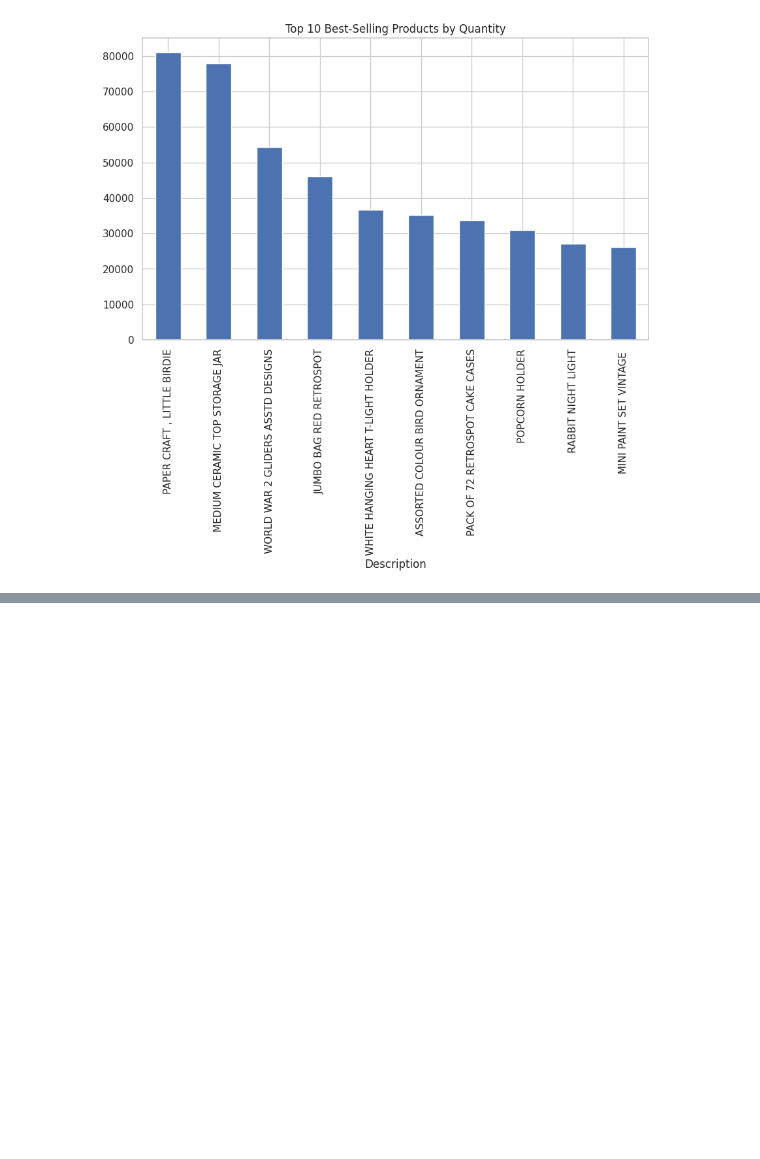
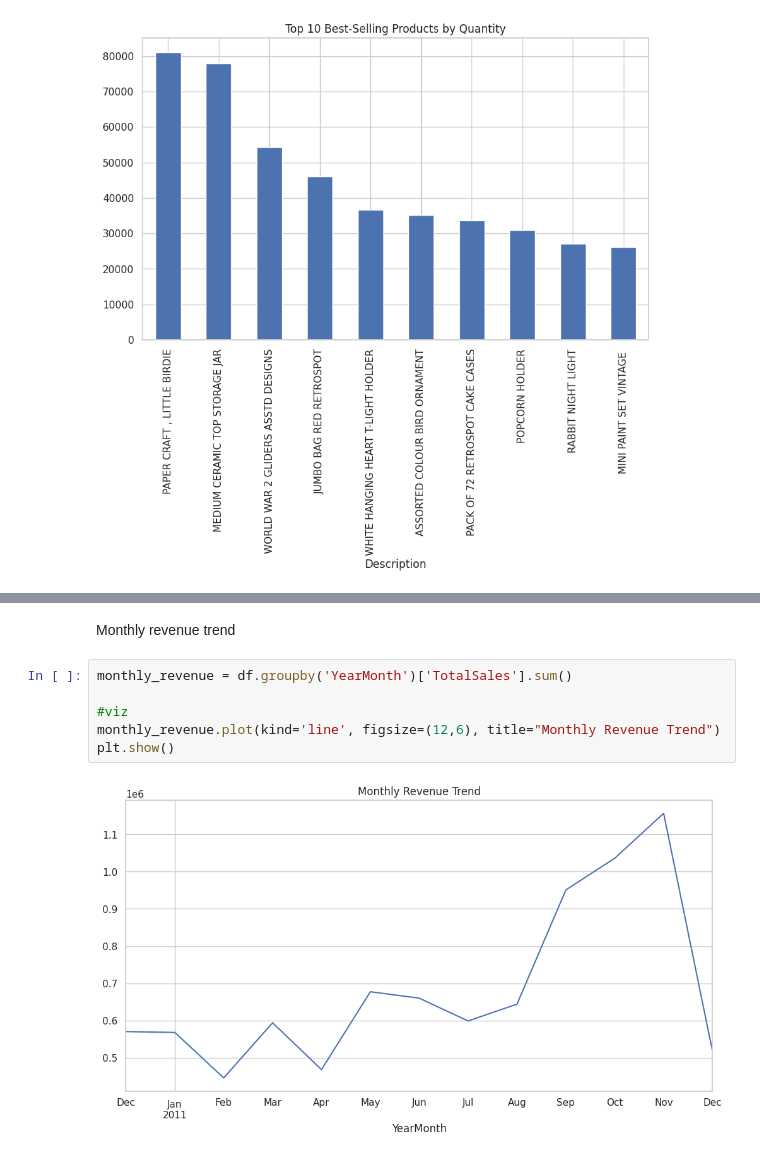
Before and after one commit to Aleena24/Predictive_Analysis, a Jupyter notebook: Customer_Sales_Behaviour.ipynb, the cells around one changed output, grey strips where cells are left out. Saved outputs shown, nothing was run; the diff lists cells and outputs as text; blank space fills up the shorter version.

```diff
--- a/Customer_Sales_Behaviour.ipynb
+++ b/Customer_Sales_Behaviour.ipynb
@@ -96,0 +110,10 @@ dtype: float64
+# %% [markdown]
+ Monthly revenue trend
+# %%
+monthly_revenue = df.groupby('YearMonth')['TotalSales'].sum()
+
+#viz
+monthly_revenue.plot(kind='line', figsize=(12,6), title="Monthly Revenue Trend")
+plt.show()
+# %% [output]
+[figure, added]
```
Also changed, not shown: parts of 16 cells of this notebook.
